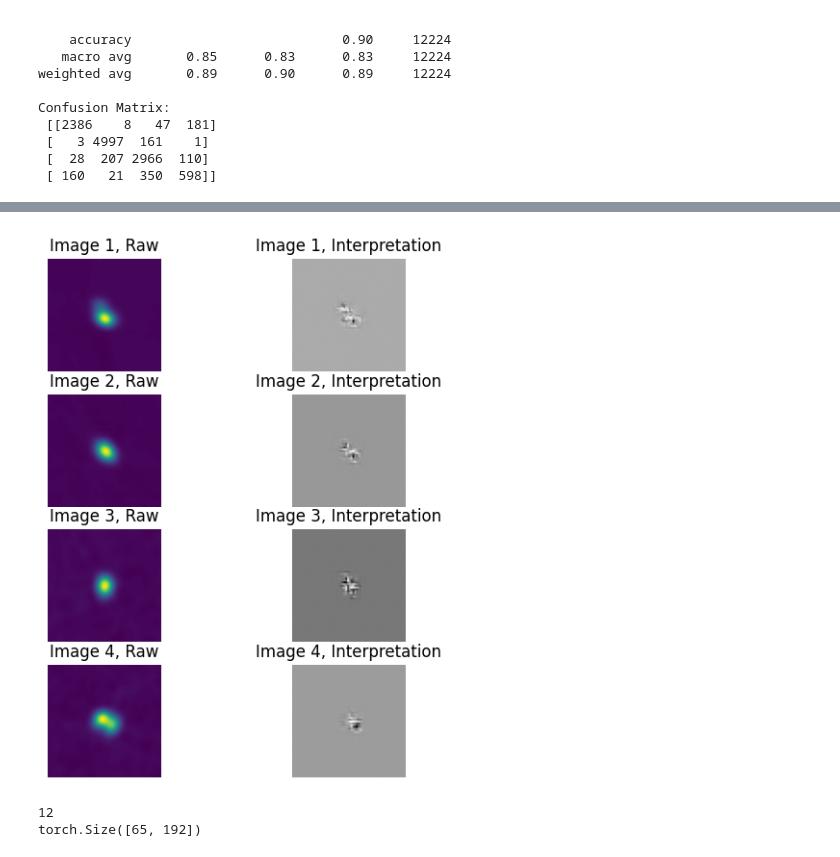
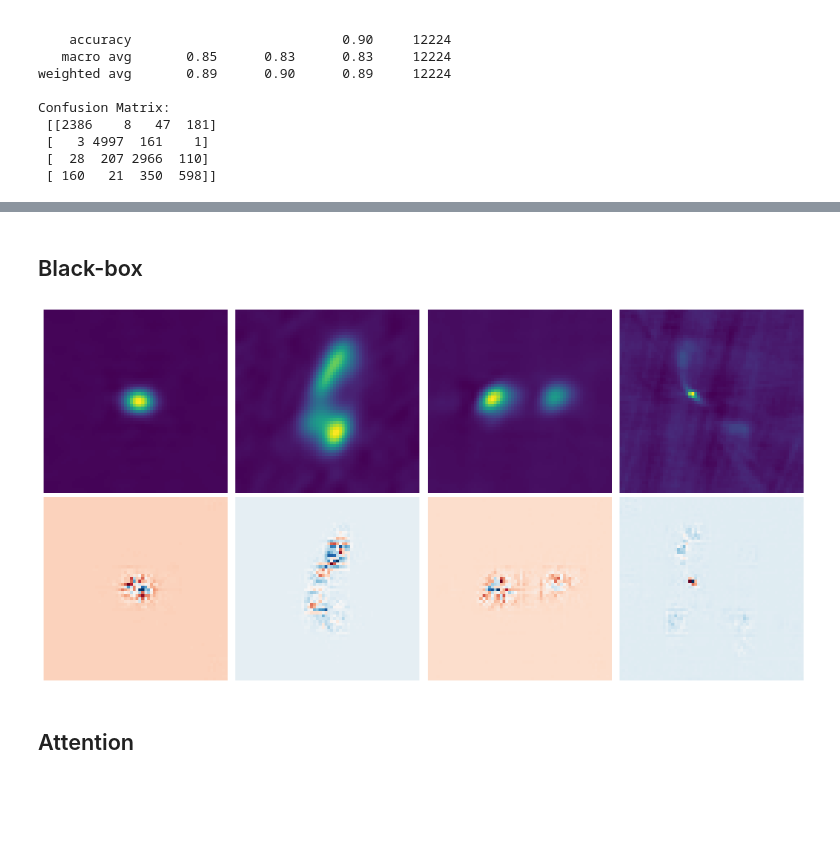
Before and after one commit to khairulislam/VLASS-Vision, a Jupyter notebook: test.ipynb, the cells around one changed output, grey strips where cells are left out. Drawn from its saved outputs; the diff is of its cells as text; code cells hidden in the pictures; blank space fills up the shorter version.

Commit message:
model performance and interpretation plots

```diff
--- a/test.ipynb
+++ b/test.ipynb
@@ -452,12 +462,24 @@ ig = GradientShap(model)
 # %%
 batch = next(iter(val_dataloader))
+# %% [markdown]
+## Black-box
+# %%
+from captum.attr import IntegratedGradients, GradientShap, FeatureAblation
+
+from models.vit import ViT
+model = ViT.load_from_checkpoint(
+    'outputs/vit/lightning_logs/version_5/checkpoints/epoch=6-step=5362.ckpt'
+).cuda()
+
+ig = IntegratedGradients(model)
 # %%
-outputs = model(batch[0])
-predicted_labels = torch.argmax(outputs, dim=1)
+with torch.no_grad():
+    outputs = model(batch[0].cuda())
+    predicted_labels = torch.argmax(outputs, dim=1)
 # %%
 attr = ig.attribute(
-    batch[0][:4], target=predicted_labels[:4],
-    baselines=torch.zeros_like(batch[0][:2])
+    batch[0][:8].cuda(), target=predicted_labels[:8].cuda(),
+    baselines=torch.zeros_like(batch[0][:8].cuda())
 )
 # %%
 def min_max_normalize(x):
@@ -465,19 +487,22 @@ def min_max_normalize(x):
 # %%
 import matplotlib.pyplot as plt
 
-fig, axes = plt.subplots(4, 2, figsize=(6, 7))
+fig, axes = plt.subplots(2, 4, figsize=(14, 7))
 
 for i in range(4):
-    axes[i][0].imshow(batch[0][i].T.numpy())
-    axes[i][0].set_title(f'Image {i+1}, Raw')
-    axes[i][0].grid(False)
-    axes[i][0].axis('off')
+    ax1, ax2 = axes[0][i], axes[1][i]
+    ax1.imshow(batch[0][i+4].T.numpy())
+    # ax1.set_title(f'Image {i+1}, Raw')
+    ax1.grid(False)
+    ax1.axis('off')
 
-    axes[i][1].imshow(min_max_normalize(attr[i]).T.numpy(), cmap='gray')
-    axes[i][1].set_title(f'Image {i+1}, Interpretation')
-    axes[i][1].grid(False)
-    axes[i][1].axis('off')
+    ax2.imshow(min_max_normalize(attr[i+4]).T.cpu().numpy(), cmap='RdBu')
+    # ax2.set_title(f'Image {i+1}, Interpretation')
+    ax2.grid(False)
+    ax2.axis('off')
 
+plt.tight_layout()
+# plt.savefig('plots/ig2.jpg', bbox_inches='tight', dpi=200)
 plt.show()
 # %% [output]
-[figure, old version]
+[figure, new version]
@@ -498,10 +508,0 @@ with torch.no_grad():
-# %%
-print(len(attention_maps))          # Number of transformer blocks
-
-# e.g., torch.Size([12, 65, 192]) for 12 heads,
-# 65 patches in a 8x8 patch grid + 1 CLS
-# 192 features per patch
-print(attention_maps[0].shape)
-# %% [output]
-12
-torch.Size([65, 192])
@@ -510,0 +509,2 @@ torch.Size([65, 192])
+# %% [markdown]
+## Attention
```
Also changed, not shown: parts of 29 cells of this notebook, 16 other files.
